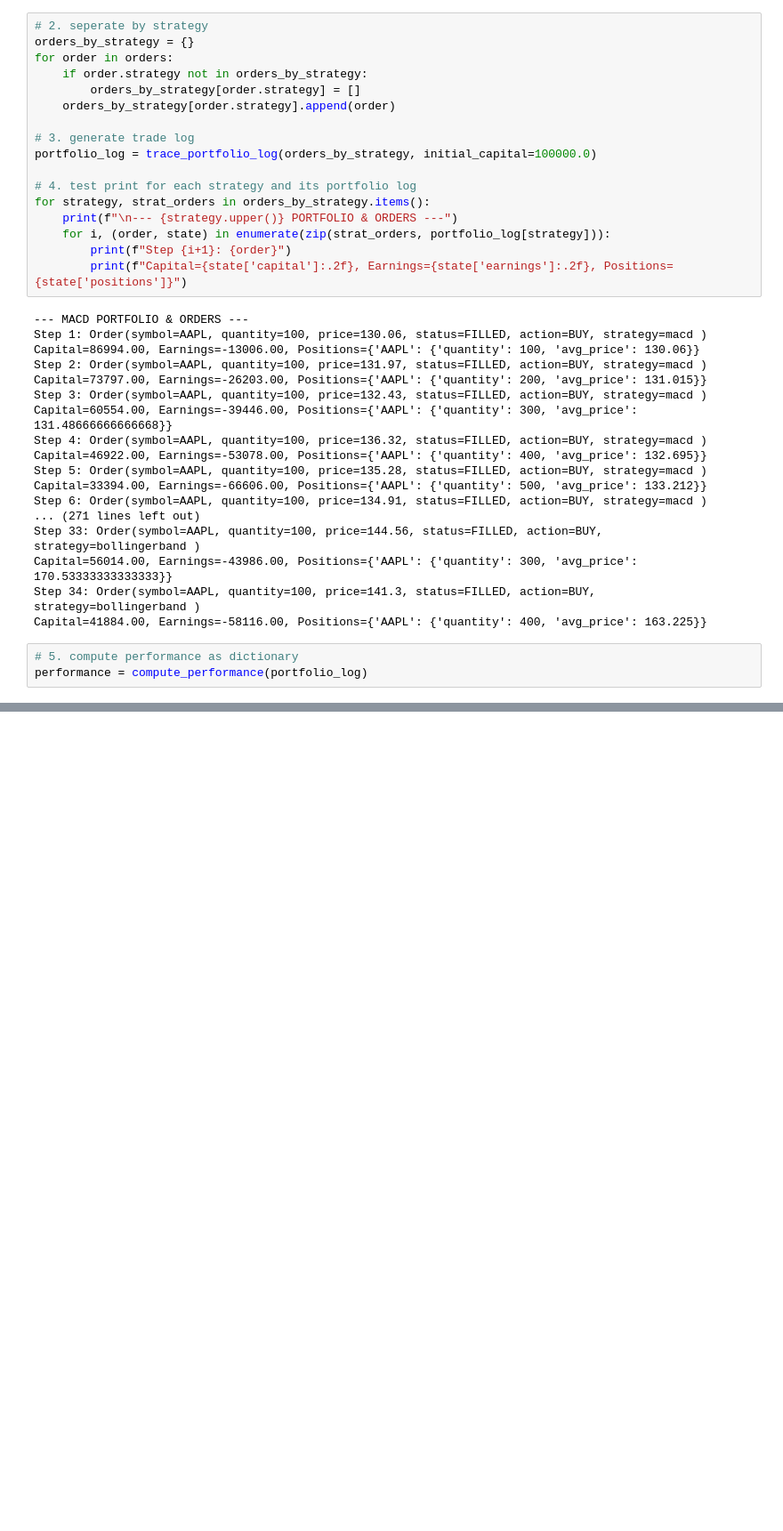
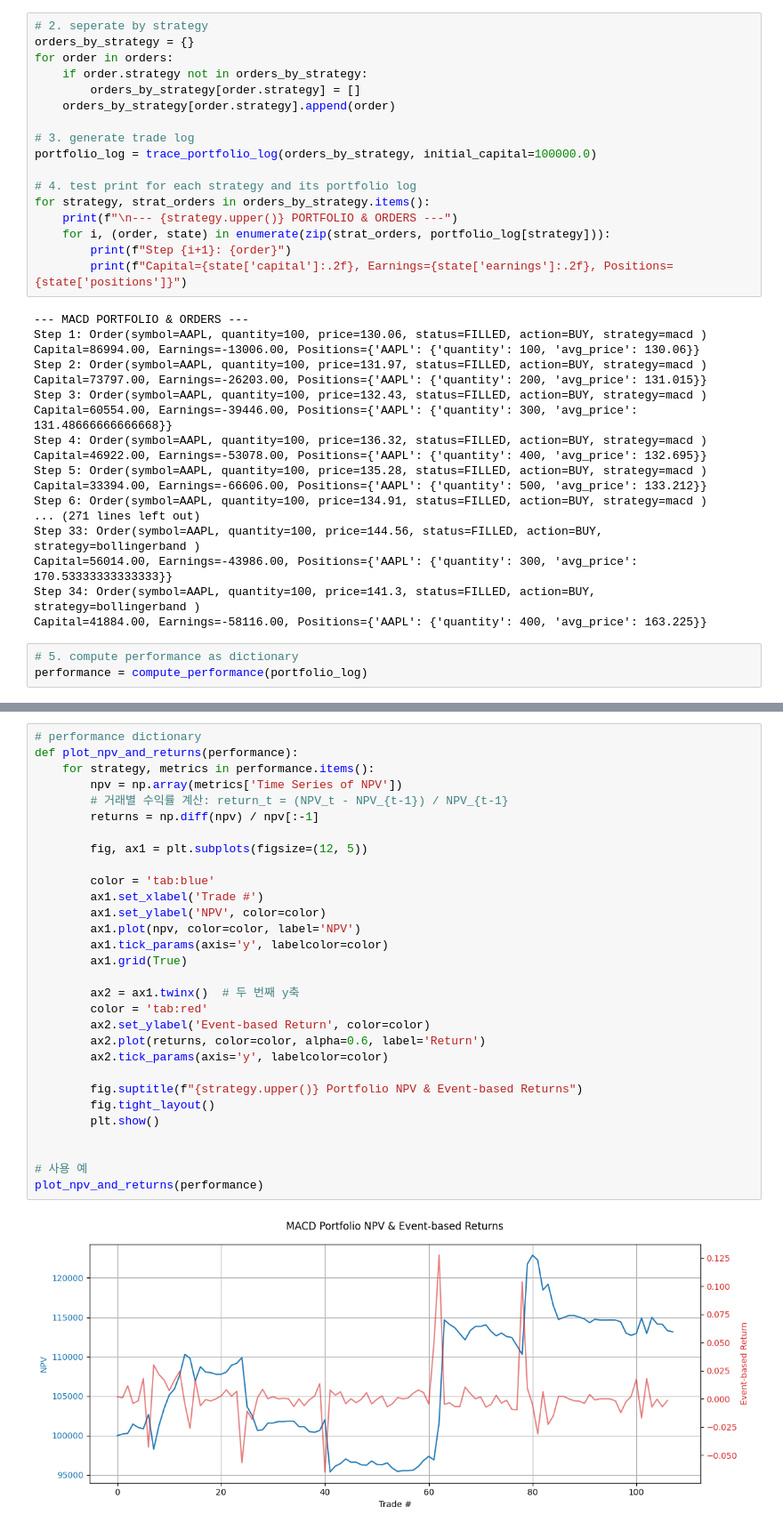
Before and after one commit to Rhazi/Group20, a Jupyter notebook: src/performance.ipynb, the cells around one changed output, grey strips where cells are left out. Shown at 89% size. Cells and saved outputs as stored; diff of their text form; blank space fills up the shorter version.

```diff
--- a/src/performance.ipynb
+++ b/src/performance.ipynb
@@ -176,0 +171,32 @@ performance = compute_performance(portfolio_log)
+# %%
+# performance dictionary
+def plot_npv_and_returns(performance):
+    for strategy, metrics in performance.items():
+        npv = np.array(metrics['Time Series of NPV'])
+        # 거래별 수익률 계산: return_t = (NPV_t - NPV_{t-1}) / NPV_{t-1}
+        returns = np.diff(npv) / npv[:-1]
+
+        fig, ax1 = plt.subplots(figsize=(12, 5))
+
+        color = 'tab:blue'
+        ax1.set_xlabel('Trade #')
+        ax1.set_ylabel('NPV', color=color)
+        ax1.plot(npv, color=color, label='NPV')
+        ax1.tick_params(axis='y', labelcolor=color)
+        ax1.grid(True)
+
+        ax2 = ax1.twinx()  # 두 번째 y축
+        color = 'tab:red'
+        ax2.set_ylabel('Event-based Return', color=color)
+        ax2.plot(returns, color=color, alpha=0.6, label='Return')
+        ax2.tick_params(axis='y', labelcolor=color)
+
+        fig.suptitle(f"{strategy.upper()} Portfolio NPV & Event-based Returns")
+        fig.tight_layout()
+        plt.show()
+
+
+# 사용 예
+plot_npv_and_returns(performance)
+# %% [output]
+[figure, added]
```
Also changed, not shown: parts of 5 cells of this notebook.
